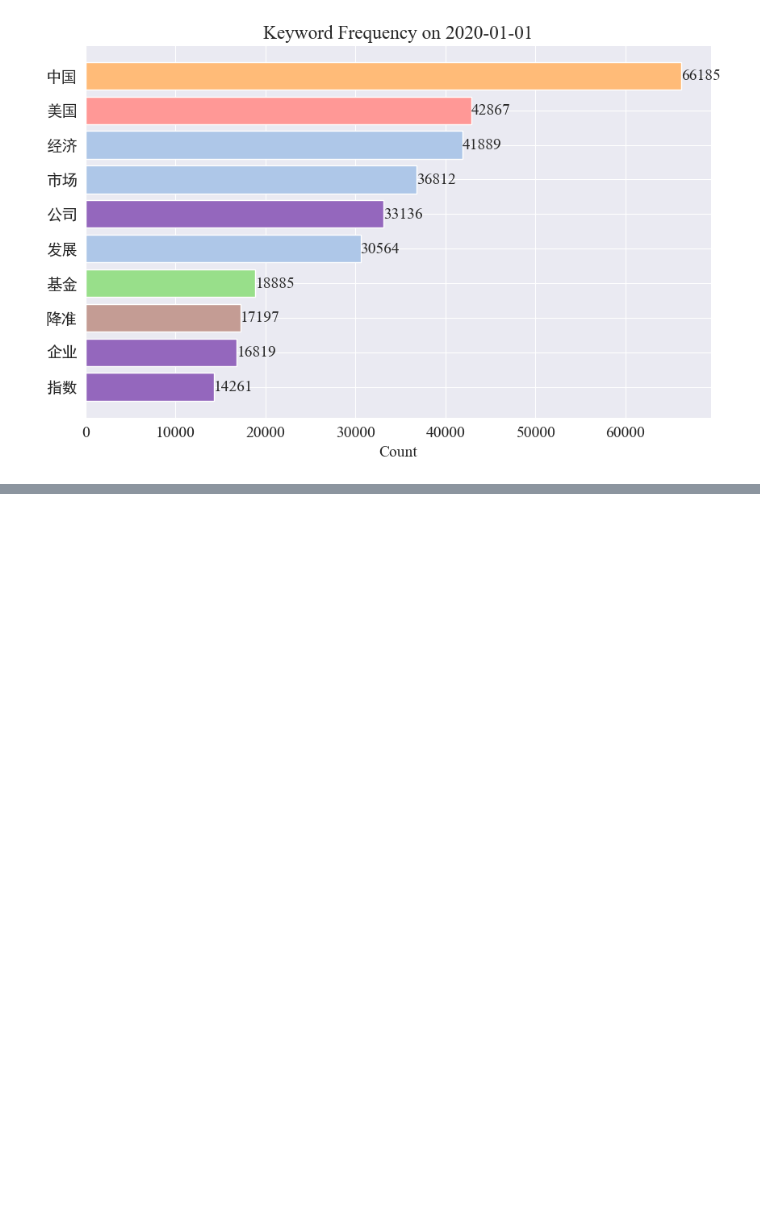
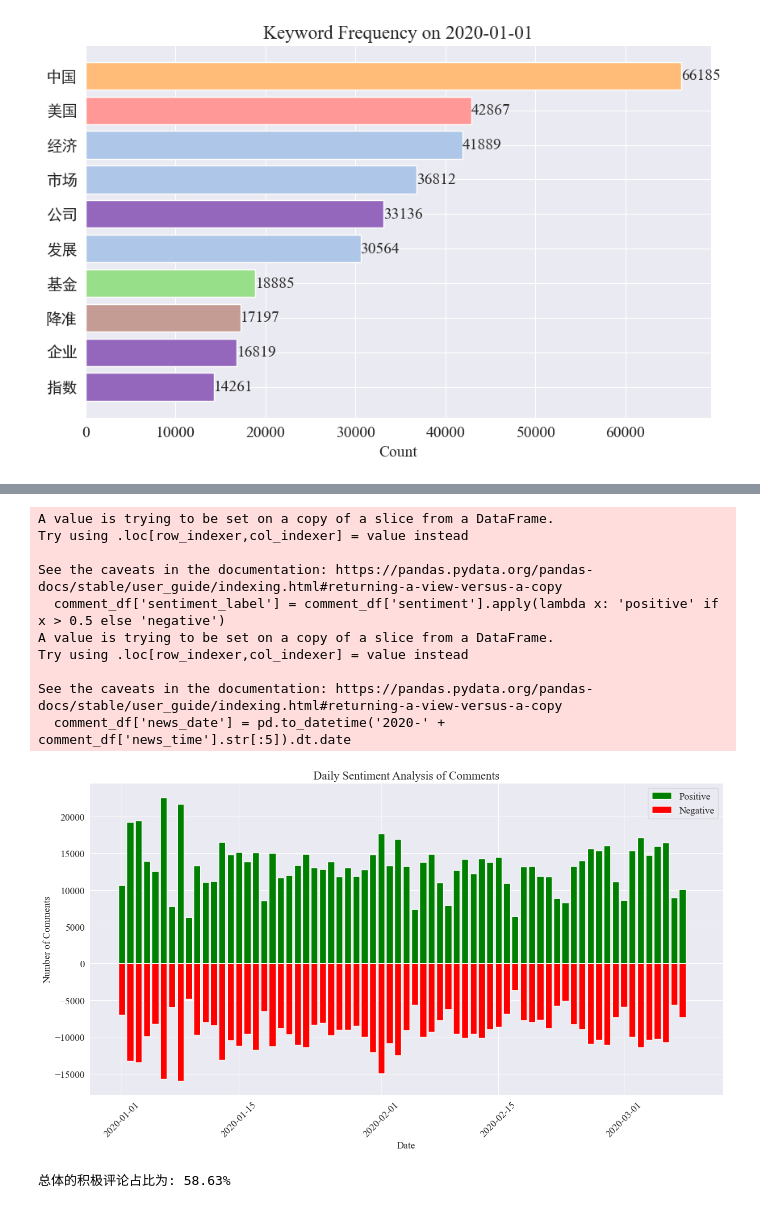
Before and after one commit to JaegerZhao/Natural-language-processing, a Jupyter notebook: 6 面向新冠肺炎的社会计算应用/news_analyze.ipynb, the cells around one changed output, grey strips where cells are left out. Drawn from its saved outputs; the diff is of its cells as text; code cells hidden in the pictures; blank space fills up the shorter version.

```diff
--- a/6 面向新冠肺炎的社会计算应用/news_analyze.ipynb
+++ b/6 面向新冠肺炎的社会计算应用/news_analyze.ipynb
@@ -380,0 +597,54 @@ MovieWriter imagemagick unavailable; using Pillow instead.
+# %%
+# 将评论按正向（sentiment > 0.5）和负向（sentiment < 0.5）分类
+comment_df['sentiment_label'] = comment_df['sentiment'].apply(lambda x: 'positive' if x > 0.5 else 'negative')
+
+# 提取新闻日期
+comment_df['news_date'] = pd.to_datetime('2020-' + comment_df['news_time'].str[:5]).dt.date
+
+# 统计每一天的正向和负向评论数量
+daily_sentiment_counts = comment_df.groupby(['news_date', 'sentiment_label']).size().unstack(fill_value=0)
+
+# 绘制柱状图
+plt.figure(figsize=(14, 8))
+
+# 绘制正向评论数量的柱状图
+plt.bar(daily_sentiment_counts.index, daily_sentiment_counts['positive'], label='Positive', color='green')
+
+# 绘制负向评论数量的柱状图（负数，以使其在 x 轴下方显示）
+plt.bar(daily_sentiment_counts.index, -daily_sentiment_counts['negative'], label='Negative', color='red')
+
+# 添加标签和标题
+plt.xlabel('Date')
+plt.ylabel('Number of Comments')
+plt.title('Daily Sentiment Analysis of Comments')
+plt.legend()
+
+# 设置x轴刻度旋转
+plt.xticks(rotation=45)
+
+# 显示图表
+plt.tight_layout()
+plt.show()
+# %% [output]
+A value is trying to be set on a copy of a slice from a DataFrame.
+Try using .loc[row_indexer,col_indexer] = value instead
+
+See the caveats in the documentation: https://pandas.pydata.org/pandas-docs/stable/user_guide/indexing.html#returning-a-view-versus-a-copy
+  comment_df['sentiment_label'] = comment_df['sentiment'].apply(lambda x: 'positive' if x > 0.5 else 'negative')
+A value is trying to be set on a copy of a slice from a DataFrame.
+Try using .loc[row_indexer,col_indexer] = value instead
+
+See the caveats in the documentation: https://pandas.pydata.org/pandas-docs/stable/user_guide/indexing.html#returning-a-view-versus-a-copy
+  comment_df['news_date'] = pd.to_datetime('2020-' + comment_df['news_time'].str[:5]).dt.date
+[figure, added]
+# %%
+# 计算正向评论的数量和总评论数
+positive_comments_count = comment_df[comment_df['sentiment_label'] == 'positive'].shape[0]
+total_comments_count = comment_df.shape[0]
+
+# 计算积极评论的占比
+positive_comments_ratio = positive_comments_count / total_comments_count
+
+print(f"总体的积极评论占比为: {positive_comments_ratio:.2%}")
+# %% [output]
+总体的积极评论占比为: 58.63%
```
Also changed, not shown: parts of 10 cells of this notebook, 2 other files.
